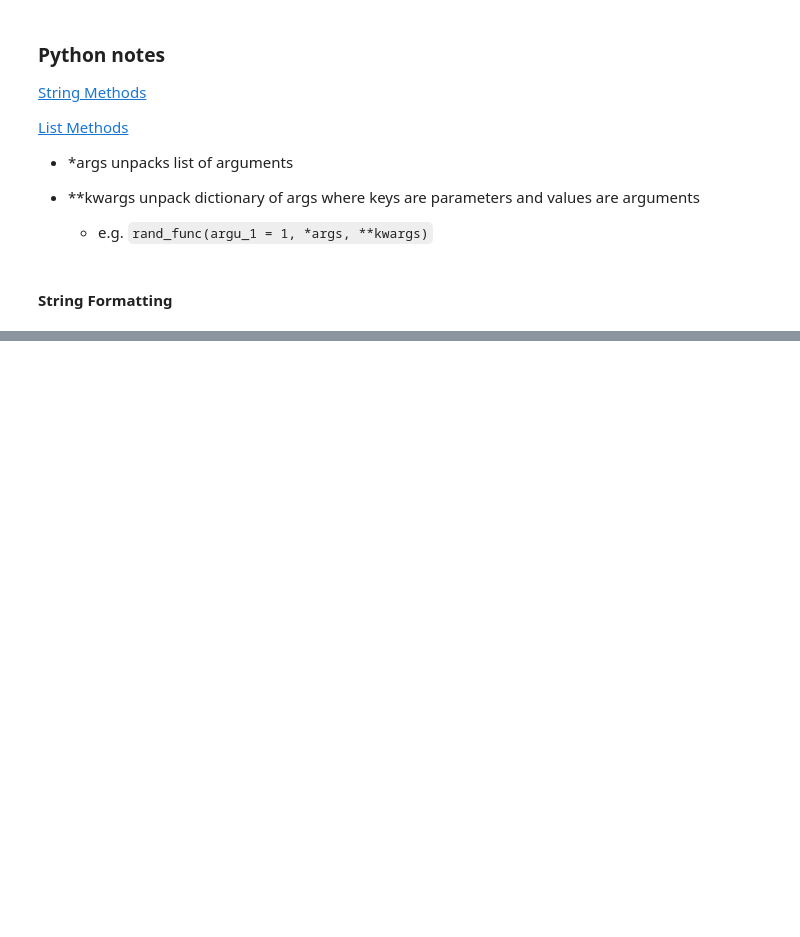
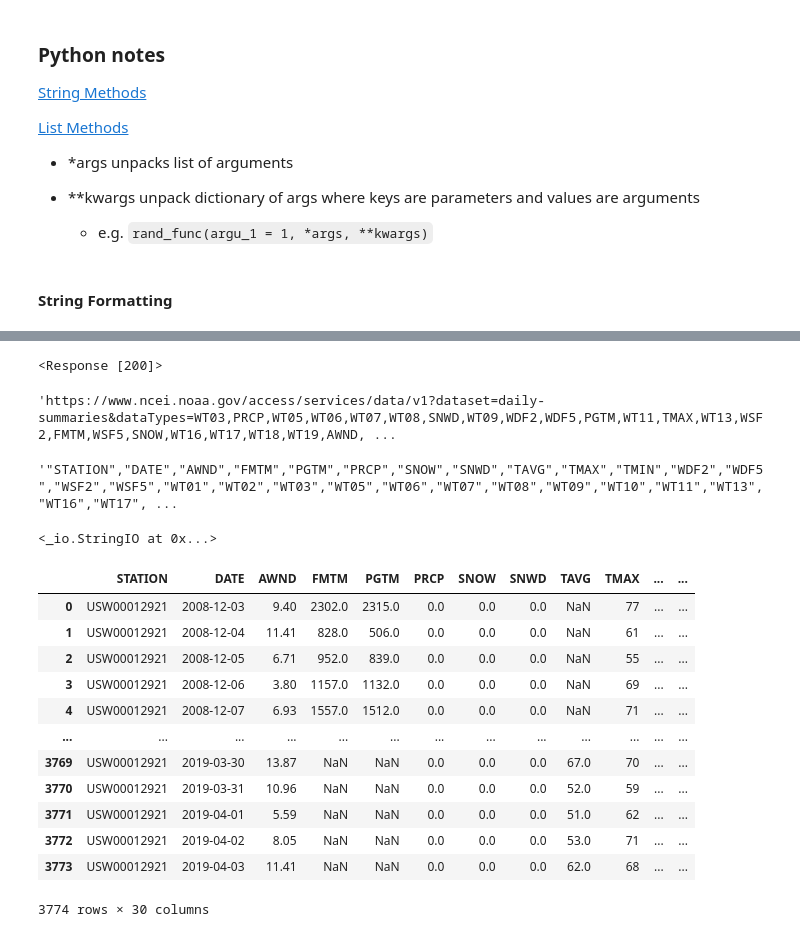
Before and after one commit to martin-reyes/I_Fundamental_and_Tools_NOTES, a Jupyter notebook: III Python.ipynb, the cells around one changed output, grey strips where cells are left out. Cells and saved outputs as stored; diff of their text form; code cells hidden in the pictures; blank space fills up the shorter version.

```diff
--- a/III Python.ipynb
+++ b/III Python.ipynb
@@ -465,0 +94,9 @@ df.sort_values(by='english', ascending=False)
+# %%
+# if file exists, give me content
+
+with open('dummie.txt', 'w') as f:
+    f.write('3000')
+# %%
+with open('dummie.txt', 'w') as f:
+#     balance = f.read()
+    f.write('')
@@ -465,0 +197,49 @@ df.sort_values(by='english', ascending=False)
+# %%
+import requests
+
+dataset = 'dataset=daily-summaries'
+features = 'dataTypes=WT03,PRCP,WT05,WT06,WT07,WT08,SNWD,WT09,WDF2,WDF5,PGTM,WT11,TMAX,WT13,WSF2,FMTM,WSF5,SNOW,WT16,WT17,WT18,WT19,AWND,WT01,WT02,TAVG,TMIN,WT10'
+station = 'stations=USW00012921'
+start_date = 'startDate=2008-12-03'
+end_date = 'endDate=2019-04-03'
+include_attributes = 'includeAttributes=false'
+format_type = 'format=csv'
+units = 'units=standard'
+
+# Request the data from NCEI API
+response = requests.get(f'''https://www.ncei.noaa.gov/access/services/data/v1?{dataset}&{features}&{station}&{start_date}&{end_date}&{include_attributes}&{format_type}&{units}''')
+response
+# %% [output]
+<Response [200]>
+# %%
+f'''https://www.ncei.noaa.gov/access/services/data/v1?{dataset}&{features}&{station}&{start_date}&{end_date}&{include_attributes}&{format_type}&{units}'''
+# %% [output]
+'https://www.ncei.noaa.gov/access/services/data/v1?dataset=daily-summaries&dataTypes=WT03,PRCP,WT05,WT06,WT07,WT08,SNWD,WT09,WDF2,WDF5,PGTM,WT11,TMAX,WT13,WSF2,FMTM,WSF5,SNOW,WT16,WT17,WT18,WT19,AWND, ...
+# %%
+response.text
+# %% [output]
+'"STATION","DATE","AWND","FMTM","PGTM","PRCP","SNOW","SNWD","TAVG","TMAX","TMIN","WDF2","WDF5","WSF2","WSF5","WT01","WT02","WT03","WT05","WT06","WT07","WT08","WT09","WT10","WT11","WT13","WT16","WT17", ...
+# %%
+import io
+
+io.StringIO(response.text)
+# %% [output]
+<_io.StringIO at 0x...>
+# %%
+import pandas as pd
+
+pd.read_csv(io.StringIO(response.text))
+# %% [output]
+|  | STATION | DATE | AWND | FMTM | PGTM | PRCP | SNOW | SNWD | TAVG | TMAX | ... | ... |
+| 0 | USW00012921 | 2008-12-03 | 9.40 | 2302.0 | 2315.0 | 0.0 | 0.0 | 0.0 | NaN | 77 | ... | ... |
+| 1 | USW00012921 | 2008-12-04 | 11.41 | 828.0 | 506.0 | 0.0 | 0.0 | 0.0 | NaN | 61 | ... | ... |
+| 2 | USW00012921 | 2008-12-05 | 6.71 | 952.0 | 839.0 | 0.0 | 0.0 | 0.0 | NaN | 55 | ... | ... |
+| 3 | USW00012921 | 2008-12-06 | 3.80 | 1157.0 | 1132.0 | 0.0 | 0.0 | 0.0 | NaN | 69 | ... | ... |
+| 4 | USW00012921 | 2008-12-07 | 6.93 | 1557.0 | 1512.0 | 0.0 | 0.0 | 0.0 | NaN | 71 | ... | ... |
+| ... | ... | ... | ... | ... | ... | ... | ... | ... | ... | ... | ... | ... |
+| 3769 | USW00012921 | 2019-03-30 | 13.87 | NaN | NaN | 0.0 | 0.0 | 0.0 | 67.0 | 70 | ... | ... |
+| 3770 | USW00012921 | 2019-03-31 | 10.96 | NaN | NaN | 0.0 | 0.0 | 0.0 | 52.0 | 59 | ... | ... |
+| 3771 | USW00012921 | 2019-04-01 | 5.59 | NaN | NaN | 0.0 | 0.0 | 0.0 | 51.0 | 62 | ... | ... |
+| 3772 | USW00012921 | 2019-04-02 | 8.05 | NaN | NaN | 0.0 | 0.0 | 0.0 | 53.0 | 71 | ... | ... |
+| 3773 | USW00012921 | 2019-04-03 | 11.41 | NaN | NaN | 0.0 | 0.0 | 0.0 | 62.0 | 68 | ... | ... |
+3774 rows × 30 columns
```
Also changed, not shown: parts of 58 cells of this notebook, 9 other files.
